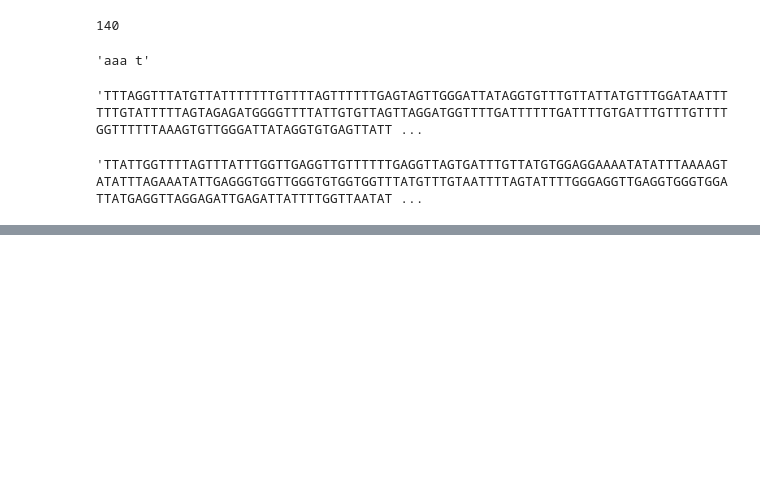
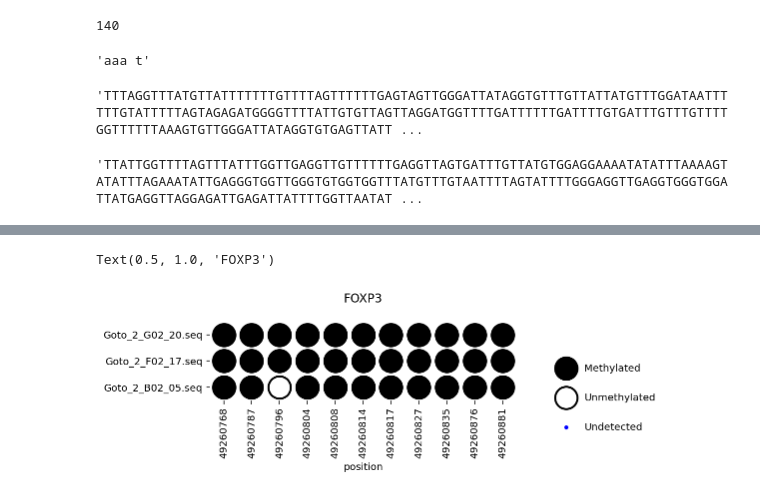
Before and after one commit to yyoshiaki/BSviz, a Jupyter notebook: notebooks/workspace.ipynb, the cells around one changed output, grey strips where cells are left out. Drawn from its saved outputs; the diff is of its cells as text; code cells hidden in the pictures; blank space fills up the shorter version.

```diff
--- a/notebooks/workspace.ipynb
+++ b/notebooks/workspace.ipynb
@@ -79,0 +157,23 @@ TTATCCGGGCATGGTAGCGGGCGCCTGTAGTCCCAGTAGGGTAGTTTTGCTACTCGGGAGGCTGAGGCAGGAGAATGGCG
+# %%
+fig, ax = plt.subplots(figsize=(df_bismark.shape[1]/2, df_bismark.shape[0]/2 + .2))
+plt.xticks(rotation=90)
+
+ax.scatter(x="pos", y="read", data=df_mat_2, marker="", label=None)
+ax.scatter(x="pos", y="read", data=df_1, s=500, linewidths='2',
+        c='#000000', edgecolors='black', label='Methylated')
+ax.scatter(x="pos", y="read", data=df_0, s=500, linewidths='2',
+        c='#ffffff', edgecolors='black', label='Unmethylated')
+ax.scatter(x="pos", y="read", data=df_N, c='#0000ff', marker=".", label='Undetected')
+
+ax.legend(bbox_to_anchor=(1.1, 0.5), frameon=False, labelspacing=2)
+ax.spines["right"].set_color("none")
+ax.spines["left"].set_color("none")
+ax.spines["top"].set_color("none")
+ax.spines["bottom"].set_color("none")
+
+ax.set_xlabel('position')
+ax.set_ylim(-0.5,df_bismark.shape[0])
+ax.set_title(gene)
+# %% [output]
+Text(0.5, 1.0, 'FOXP3')
+[figure, added]
```
Also changed, not shown: parts of 3 cells of this notebook, 5 other files.
